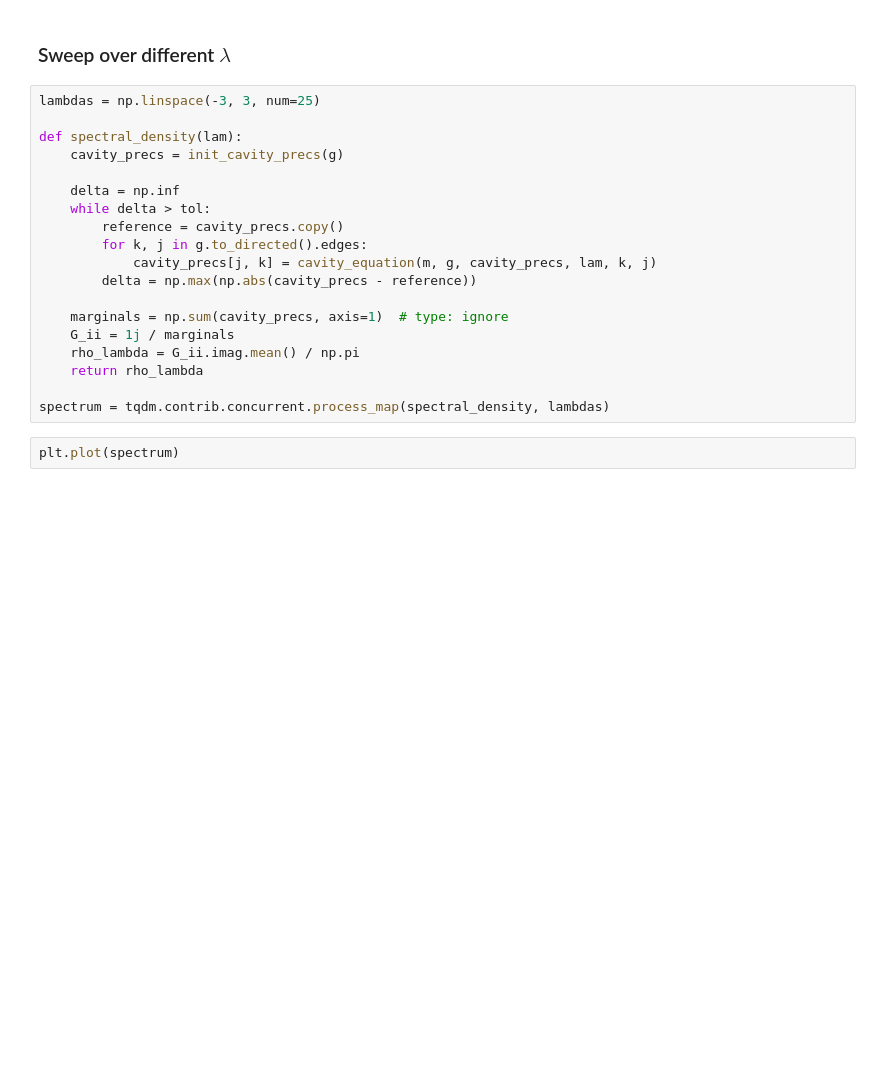
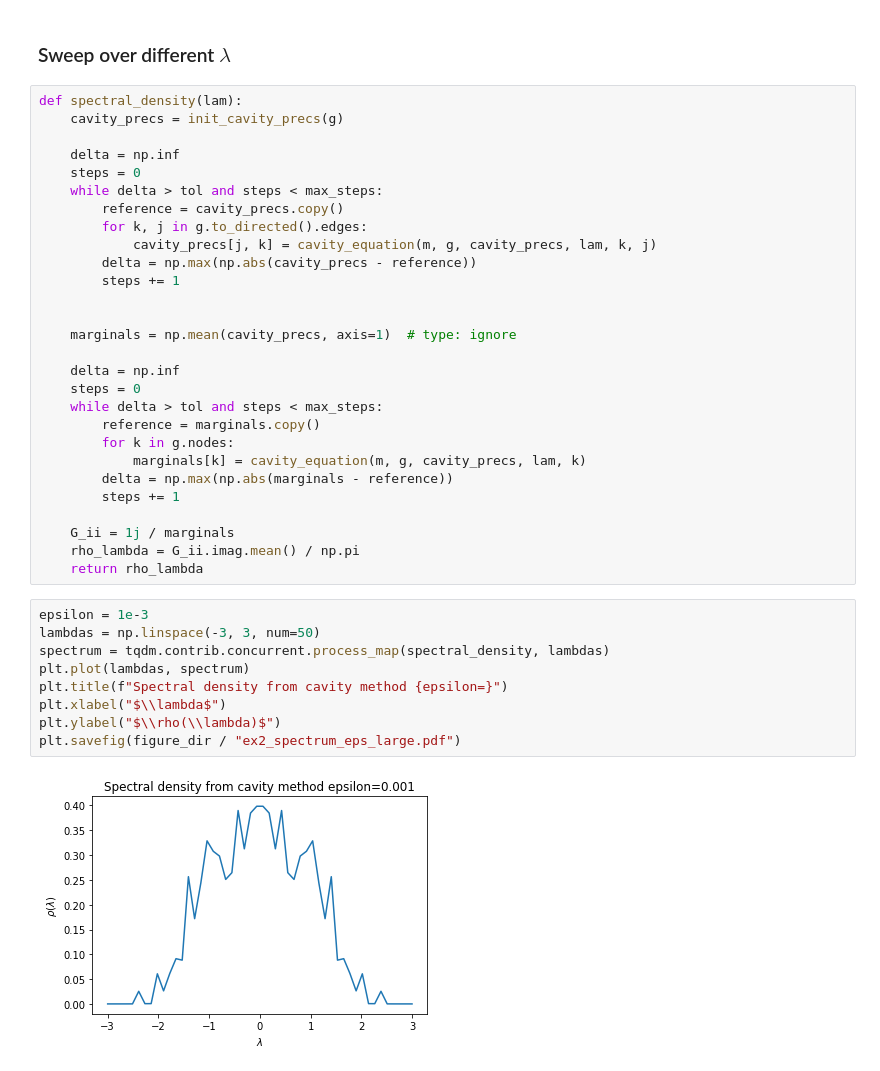
Before and after one commit to h-mnzlr/acpl-cavity_method, a Jupyter notebook: notebooks/2_random_matrices.sync.ipynb, the cells around one changed output. Drawn from its saved outputs; the diff is of its cells as text; blank space fills up the shorter version.

```diff
--- a/notebooks/2_random_matrices.sync.ipynb
+++ b/notebooks/2_random_matrices.sync.ipynb
@@ -98,23 +109,41 @@ print(rho_lambda)
 # %% [markdown]
 ### Sweep over different $\lambda$
 # %%
-lambdas = np.linspace(-3, 3, num=25)
-
 def spectral_density(lam):
     cavity_precs = init_cavity_precs(g)
 
     delta = np.inf
-    while delta > tol:
+    steps = 0
+    while delta > tol and steps < max_steps:
         reference = cavity_precs.copy()
         for k, j in g.to_directed().edges:
             cavity_precs[j, k] = cavity_equation(m, g, cavity_precs, lam, k, j)
         delta = np.max(np.abs(cavity_precs - reference))
+        steps += 1
 
-    marginals = np.sum(cavity_precs, axis=1)  # type: ignore
+
+    marginals = np.mean(cavity_precs, axis=1)  # type: ignore
+
+    delta = np.inf
+    steps = 0
+    while delta > tol and steps < max_steps:
+        reference = marginals.copy()
+        for k in g.nodes:
+            marginals[k] = cavity_equation(m, g, cavity_precs, lam, k)
+        delta = np.max(np.abs(marginals - reference))
+        steps += 1
+
     G_ii = 1j / marginals
     rho_lambda = G_ii.imag.mean() / np.pi
     return rho_lambda
-
-spectrum = tqdm.contrib.concurrent.process_map(spectral_density, lambdas)
-# %%
-plt.plot(spectrum)
+# %%
+epsilon = 1e-3
+lambdas = np.linspace(-3, 3, num=50)
+spectrum = tqdm.contrib.concurrent.process_map(spectral_density, lambdas)
+plt.plot(lambdas, spectrum)
+plt.title(f"Spectral density from cavity method {epsilon=}")
+plt.xlabel("$\\lambda$")
+plt.ylabel("$\\rho(\\lambda)$")
+plt.savefig(figure_dir / "ex2_spectrum_eps_large.pdf")
+# %% [output]
+[figure, added]
```
Also changed, not shown: parts of 14 cells of this notebook, 3 other files.
